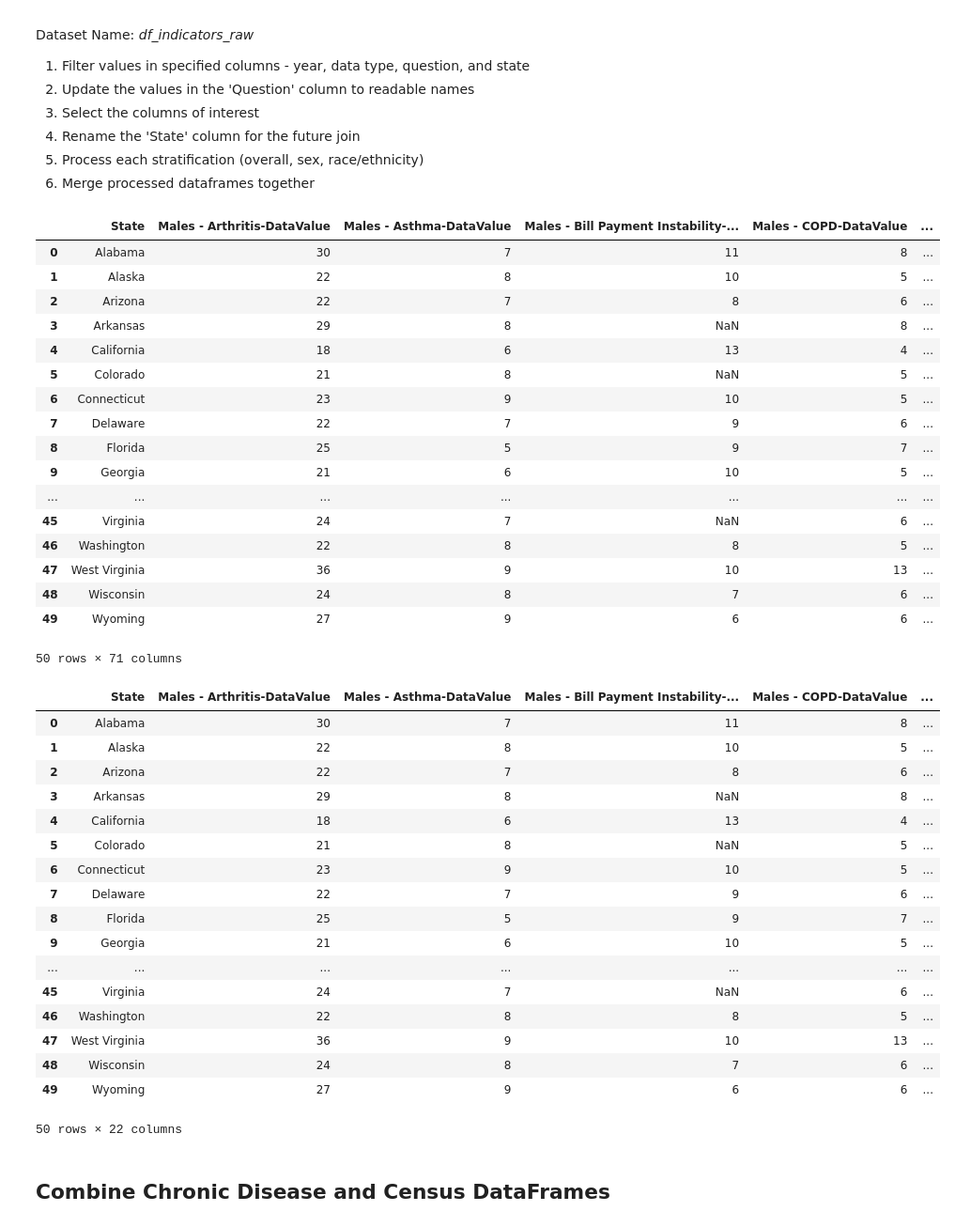
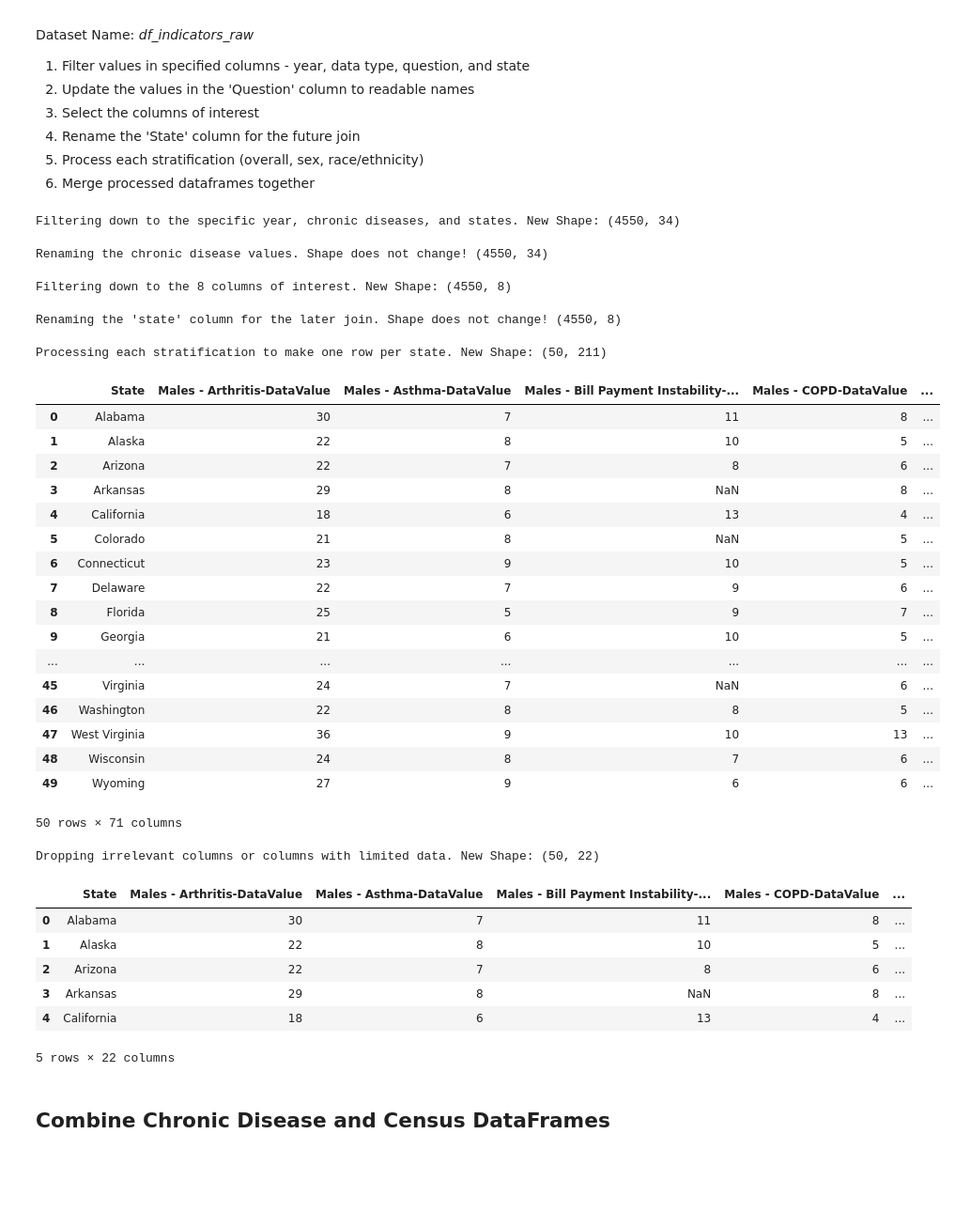
Before and after one commit to duhoang920/siads_593_milestone_1, a Jupyter notebook: main.ipynb, the cells around one changed output. Shown at 94% size. Drawn from its saved outputs; the diff is of its cells as text; code cells hidden in the pictures; blank space fills up the shorter version.

Commit message:
print statements data processing

```diff
--- a/main.ipynb
+++ b/main.ipynb
@@ -184,6 +184,9 @@ cd_filtered_df = filter_dataframe(df = df_indicators_raw,
                                values_to_include = values_include,
                                columns_with_exclude = columns_exclude,
                                values_to_exclude = values_exclude)
+print(f"Filtering down to the specific year, chronic diseases, and states. New Shape: {cd_filtered_df.shape}")
+# %% [output]
+Filtering down to the specific year, chronic diseases, and states. New Shape: (4550, 34)
 # %%
 # update values in the 'Question' column to readable names
 cd_rename_mapping_dict = {'Arthritis among adults': 'Arthritis',
@@ -196,6 +199,9 @@ cd_rename_mapping_dict = {'Arthritis among adults': 'Arthritis',
                  }
 
 cd_renamed_df = column_value_changer(cd_filtered_df, 'Question', cd_rename_mapping_dict)
+print(f"Renaming the chronic disease values. Shape does not change! {cd_renamed_df.shape}")
+# %% [output]
+Renaming the chronic disease values. Shape does not change! (4550, 34)
 # %%
 # select columns of interest
 cd_column_name_list = ['LocationDesc','Question','DataValueUnit','DataValue',
@@ -203,10 +209,16 @@ cd_column_name_list = ['LocationDesc','Question','DataValueUnit','DataValue',
                     'Geolocation']
 
 cd_selected_columns = select_columns(cd_renamed_df, cd_column_name_list)
+print(f"Filtering down to the 8 columns of interest. New Shape: {cd_selected_columns.shape}")
+# %% [output]
+Filtering down to the 8 columns of interest. New Shape: (4550, 8)
 # %%
 # rename state column for later join
 cd_state_rename = {'LocationDesc': 'State'}
 cd_state_rename_df = rename_columns(cd_selected_columns, cd_state_rename)
+print(f"Renaming the 'state' column for the later join. Shape does not change! {cd_state_rename_df.shape}")
+# %% [output]
+Renaming the 'state' column for the later join. Shape does not change! (4550, 8)
 # %%
 # process each stratification and append to a list
 
@@ -237,6 +249,9 @@ for strat in stratifications:
 chronic_disease_final = cd_processed_dfs[0]
 for next_df in cd_processed_dfs[1:]:
     chronic_disease_final = pd.merge(chronic_disease_final, next_df, on='State', how='outer')
+print(f"Processing each stratification to make one row per state. New Shape: {chronic_disease_final.shape}")
+# %% [output]
+Processing each stratification to make one row per state. New Shape: (50, 211)
 # %%
 # Drop columns that have limited data or are not important to project.
 cols_to_drop_confidence = ['ConfidenceLimit']
@@ -245,46 +260,37 @@ display(df_chronic1)
 
 cols_to_drop_race = ["White", "Black", "Hispanic", "Hawaiian or Pacific Islander",
                        "American Indian or Alaska Native", "Multiracial", "Asian", "ConfidenceLimit"
                     ]
 df_chronic_final = drop_columns(df_chronic1, cols_to_drop_race)
-display(df_chronic_final)
+print(f"Dropping irrelevant columns or columns with limited data. New Shape: {df_chronic_final.shape}")
+display(df_chronic_final.head())
 # %% [output]
 |  | State | Males - Arthritis-DataValue | Males - Asthma-DataValue | Males - Bill Payment Instability-... | Males - COPD-DataValue | ... |
 | 0 | Alabama | 30 | 7 | 11 | 8 | ... |
 | 1 | Alaska | 22 | 8 | 10 | 5 | ... |
 | 2 | Arizona | 22 | 7 | 8 | 6 | ... |
 | 3 | Arkansas | 29 | 8 | NaN | 8 | ... |
 | 4 | California | 18 | 6 | 13 | 4 | ... |
 | 5 | Colorado | 21 | 8 | NaN | 5 | ... |
 | 6 | Connecticut | 23 | 9 | 10 | 5 | ... |
 | 7 | Delaware | 22 | 7 | 9 | 6 | ... |
 | 8 | Florida | 25 | 5 | 9 | 7 | ... |
 | 9 | Georgia | 21 | 6 | 10 | 5 | ... |
 | ... | ... | ... | ... | ... | ... | ... |
 | 45 | Virginia | 24 | 7 | NaN | 6 | ... |
 | 46 | Washington | 22 | 8 | 8 | 5 | ... |
 | 47 | West Virginia | 36 | 9 | 10 | 13 | ... |
 | 48 | Wisconsin | 24 | 8 | 7 | 6 | ... |
 | 49 | Wyoming | 27 | 9 | 6 | 6 | ... |
 50 rows × 71 columns
+Dropping irrelevant columns or columns with limited data. New Shape: (50, 22)
 |  | State | Males - Arthritis-DataValue | Males - Asthma-DataValue | Males - Bill Payment Instability-... | Males - COPD-DataValue | ... |
 | 0 | Alabama | 30 | 7 | 11 | 8 | ... |
 | 1 | Alaska | 22 | 8 | 10 | 5 | ... |
 | 2 | Arizona | 22 | 7 | 8 | 6 | ... |
 | 3 | Arkansas | 29 | 8 | NaN | 8 | ... |
 | 4 | California | 18 | 6 | 13 | 4 | ... |
-| 5 | Colorado | 21 | 8 | NaN | 5 | ... |
-| 6 | Connecticut | 23 | 9 | 10 | 5 | ... |
-| 7 | Delaware | 22 | 7 | 9 | 6 | ... |
-| 8 | Florida | 25 | 5 | 9 | 7 | ... |
-| 9 | Georgia | 21 | 6 | 10 | 5 | ... |
-| ... | ... | ... | ... | ... | ... | ... |
-| 45 | Virginia | 24 | 7 | NaN | 6 | ... |
-| 46 | Washington | 22 | 8 | 8 | 5 | ... |
-| 47 | West Virginia | 36 | 9 | 10 | 13 | ... |
-| 48 | Wisconsin | 24 | 8 | 7 | 6 | ... |
-| 49 | Wyoming | 27 | 9 | 6 | 6 | ... |
-50 rows × 22 columns
+5 rows × 22 columns
 # %% [markdown]
 ## Combine Chronic Disease and Census DataFrames
 # %%
```
Also changed, not shown: parts of 4 cells of this notebook, 1 other file.
